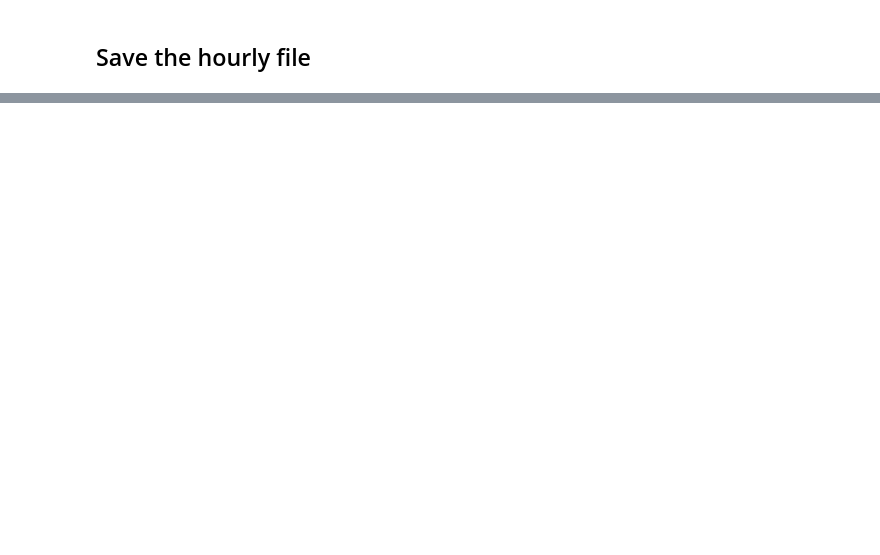
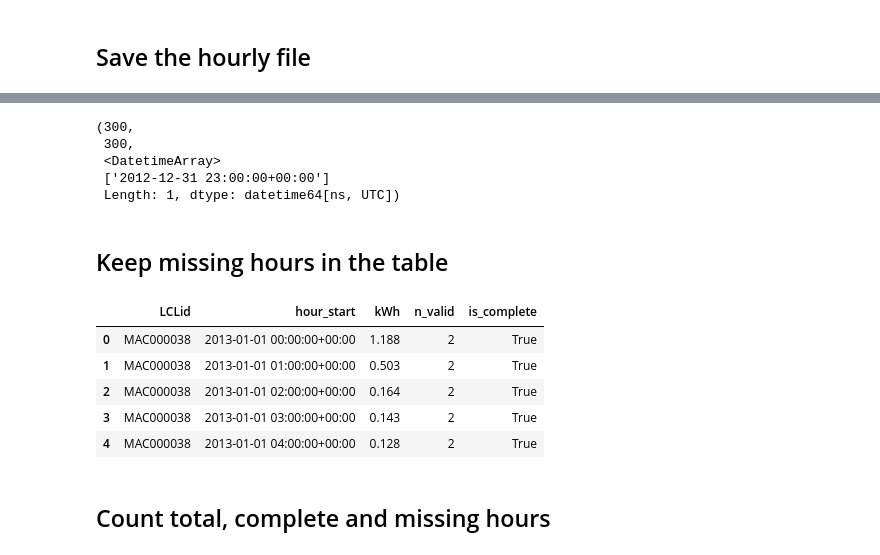
Before and after one commit to Fadhlallah-Almohammed/household-energy-prediction, a Jupyter notebook: notebooks/M2/prepare_hourly_data.ipynb, the cells around one changed output, grey strips where cells are left out. Cells and saved outputs as stored; diff of their text form; code cells hidden in the pictures; blank space fills up the shorter version.

```diff
--- a/notebooks/M2/prepare_hourly_data.ipynb
+++ b/notebooks/M2/prepare_hourly_data.ipynb
@@ -167,0 +260,5 @@ hourly.head()
+# %%
+full = full_raw[["LCLid"]].copy()
+full["ts"] = pd.to_datetime(full_raw["tstp"], utc=True)
+full["energy"] = pd.to_numeric(full_raw["energy(kWh/hh)"].str.strip(), errors="coerce")
+full.head()
@@ -167,0 +342,26 @@ hourly.head()
+# %%
+outside = full[full["hour_start"] < full_hours[0]]
+len(outside), outside["LCLid"].nunique(), outside["hour_start"].unique()
+# %% [output]
+(300,
+ 300,
+ <DatetimeArray>
+ ['2012-12-31 23:00:00+00:00']
+ Length: 1, dtype: datetime64[ns, UTC])
+# %% [markdown]
+## Keep missing hours in the table
+# %%
+full_hourly = full_hourly.reindex(full_grid)
+full_hourly["n_valid"] = full_hourly["n_valid"].fillna(0).astype(int)
+full_hourly["is_complete"] = full_hourly["n_valid"] == 2
+full_hourly = full_hourly[["kWh", "n_valid", "is_complete"]].reset_index()
+full_hourly.head()
+# %% [output]
+|  | LCLid | hour_start | kWh | n_valid | is_complete |
+| 0 | MAC000038 | 2013-01-01 00:00:00+00:00 | 1.188 | 2 | True |
+| 1 | MAC000038 | 2013-01-01 01:00:00+00:00 | 0.503 | 2 | True |
+| 2 | MAC000038 | 2013-01-01 02:00:00+00:00 | 0.164 | 2 | True |
+| 3 | MAC000038 | 2013-01-01 03:00:00+00:00 | 0.143 | 2 | True |
+| 4 | MAC000038 | 2013-01-01 04:00:00+00:00 | 0.128 | 2 | True |
+# %% [markdown]
+## Count total, complete and missing hours
```
Also changed, not shown: parts of 44 cells of this notebook.
